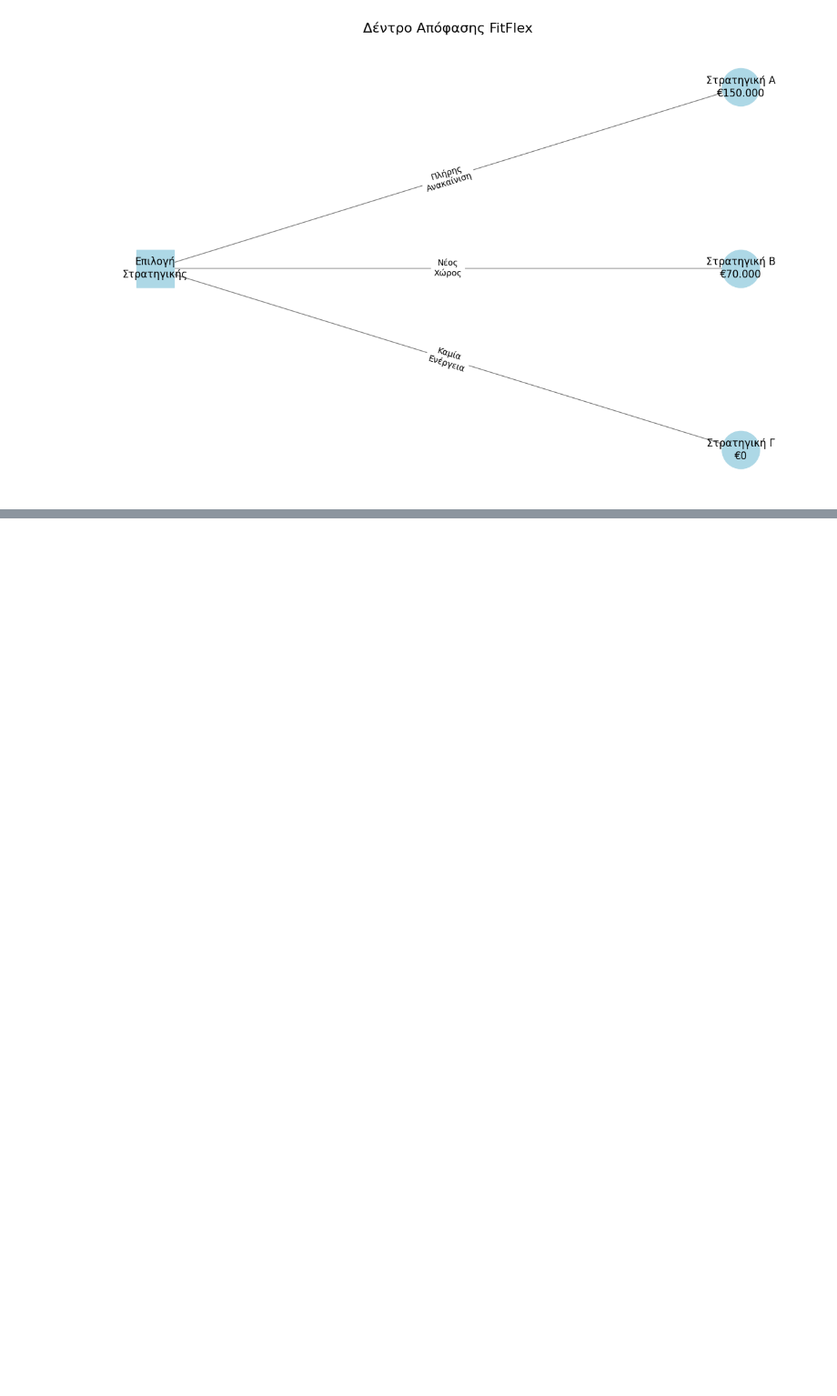
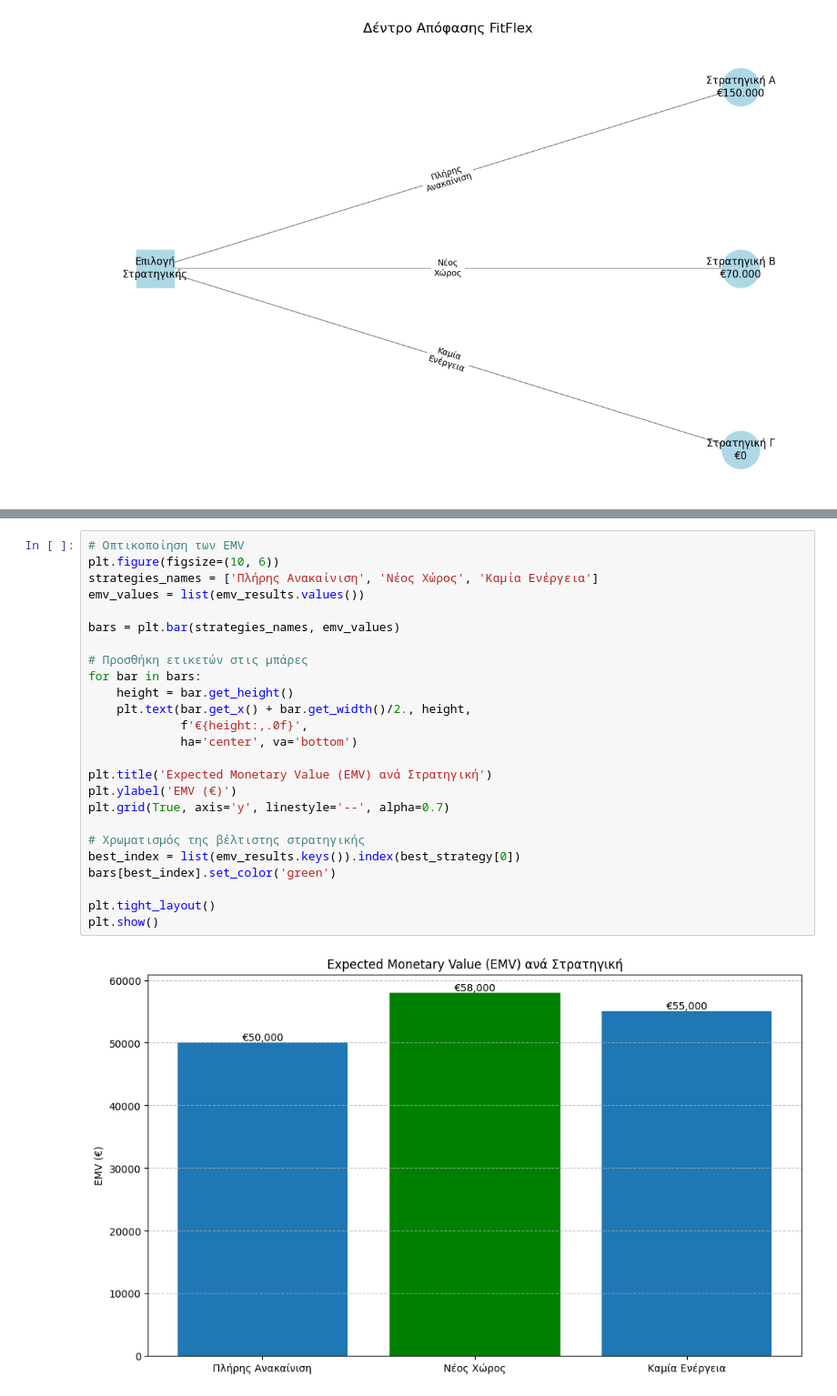
Before and after one commit to KostasPapadooo/it2022141_2022119, a Jupyter notebook: decision_tree_analysis.ipynb, the cells around one changed output, grey strips where cells are left out. Shown: that part at 91% size. Cells and saved outputs as stored; diff of their text form; blank space fills up the shorter version.

```diff
--- a/decision_tree_analysis.ipynb
+++ b/decision_tree_analysis.ipynb
@@ -85,0 +164,27 @@ plt.show()
+# %%
+# Οπτικοποίηση των EMV
+plt.figure(figsize=(10, 6))
+strategies_names = ['Πλήρης Ανακαίνιση', 'Νέος Χώρος', 'Καμία Ενέργεια']
+emv_values = list(emv_results.values())
+
+bars = plt.bar(strategies_names, emv_values)
+
+# Προσθήκη ετικετών στις μπάρες
+for bar in bars:
+    height = bar.get_height()
+    plt.text(bar.get_x() + bar.get_width()/2., height,
+             f'€{height:,.0f}',
+             ha='center', va='bottom')
+
+plt.title('Expected Monetary Value (EMV) ανά Στρατηγική')
+plt.ylabel('EMV (€)')
+plt.grid(True, axis='y', linestyle='--', alpha=0.7)
+
+# Χρωματισμός της βέλτιστης στρατηγικής
+best_index = list(emv_results.keys()).index(best_strategy[0])
+bars[best_index].set_color('green')
+
+plt.tight_layout()
+plt.show()
+# %% [output]
+[figure, added]
```
Also changed, not shown: parts of 3 cells of this notebook, 1 other file.
